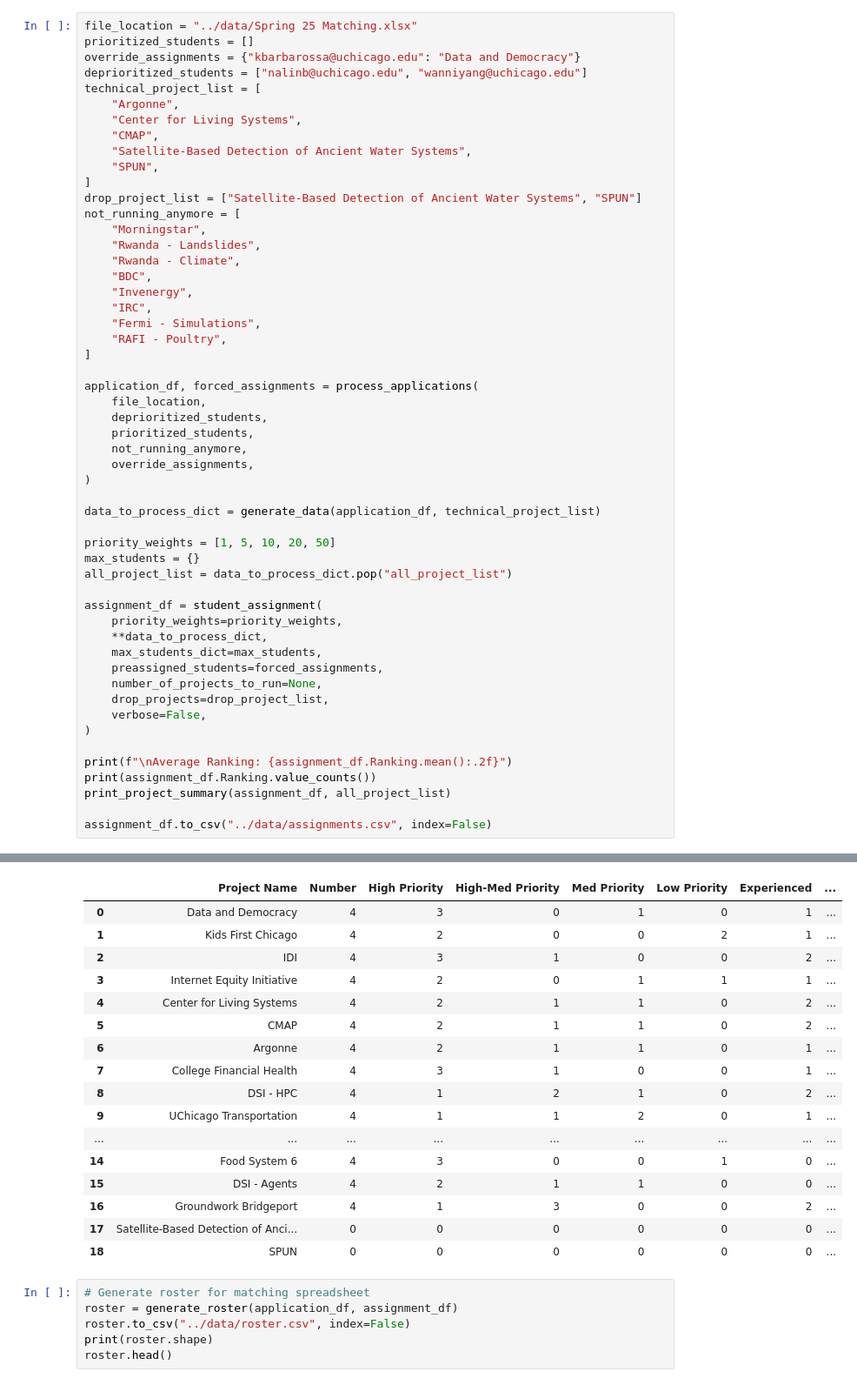
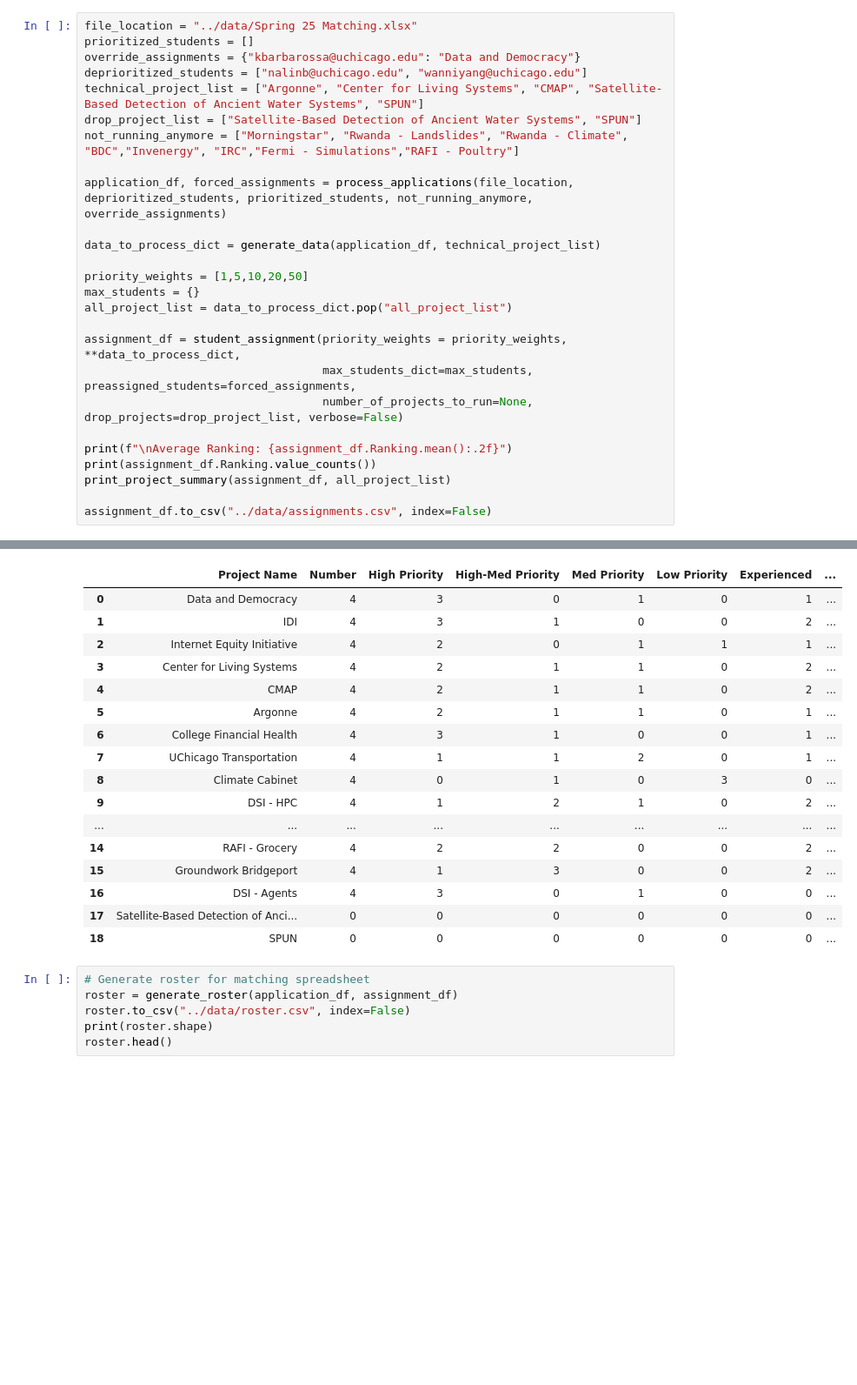
Before and after one commit to dsi-clinic/the-clinic, a Jupyter notebook: admin/matching/notebooks/matching.ipynb, the cells around one changed output, grey strips where cells are left out. Shown: that part at 87% size. Drawn from its saved outputs; the diff is of its cells as text; blank space fills up the shorter version.

```diff
--- a/admin/matching/notebooks/matching.ipynb
+++ b/admin/matching/notebooks/matching.ipynb
@@ -25,48 +25,21 @@ file_location = "../data/Spring 25 Matching.xlsx"
 prioritized_students = []
 override_assignments = {"kbarbarossa@uchicago.edu": "Data and Democracy"}
 deprioritized_students = ["nalinb@uchicago.edu", "wanniyang@uchicago.edu"]
-technical_project_list = [
-    "Argonne",
-    "Center for Living Systems",
-    "CMAP",
-    "Satellite-Based Detection of Ancient Water Systems",
-    "SPUN",
-]
+technical_project_list = ["Argonne", "Center for Living Systems", "CMAP", "Satellite-Based Detection of Ancient Water Systems", "SPUN"]
 drop_project_list = ["Satellite-Based Detection of Ancient Water Systems", "SPUN"]
-not_running_anymore = [
-    "Morningstar",
-    "Rwanda - Landslides",
-    "Rwanda - Climate",
-    "BDC",
-    "Invenergy",
-    "IRC",
-    "Fermi - Simulations",
-    "RAFI - Poultry",
-]
+not_running_anymore = ["Morningstar", "Rwanda - Landslides", "Rwanda - Climate", "BDC","Invenergy", "IRC","Fermi - Simulations","RAFI - Poultry"]
 
-application_df, forced_assignments = process_applications(
-    file_location,
-    deprioritized_students,
-    prioritized_students,
-    not_running_anymore,
-    override_assignments,
-)
+application_df, forced_assignments = process_applications(file_location, deprioritized_students, prioritized_students, not_running_anymore, override_assignments)
 
 data_to_process_dict = generate_data(application_df, technical_project_list)
 
-priority_weights = [1, 5, 10, 20, 50]
+priority_weights = [1,5,10,20,50]
 max_students = {}
 all_project_list = data_to_process_dict.pop("all_project_list")
 
-assignment_df = student_assignment(
-    priority_weights=priority_weights,
-    **data_to_process_dict,
-    max_students_dict=max_students,
-    preassigned_students=forced_assignments,
-    number_of_projects_to_run=None,
-    drop_projects=drop_project_list,
-    verbose=False,
-)
+assignment_df = student_assignment(priority_weights = priority_weights, **data_to_process_dict,
+                                   max_students_dict=max_students, preassigned_students=forced_assignments,
+                                   number_of_projects_to_run=None, drop_projects=drop_project_list, verbose=False)
 
 print(f"\nAverage Ranking: {assignment_df.Ranking.mean():.2f}")
 print(assignment_df.Ranking.value_counts())
@@ -89,23 +62,23 @@ At line 11700 BOUNDS
 ... (47 lines left out)
 
 Student Summary: 68 of 92 students were matched to a project.
 
 Project Summary:
 |  | Project Name | Number | High Priority | High-Med Priority | Med Priority | Low Priority | Experienced | ... |
 | 0 | Data and Democracy | 4 | 3 | 0 | 1 | 0 | 1 | ... |
-| 1 | Kids First Chicago | 4 | 2 | 0 | 0 | 2 | 1 | ... |
-| 2 | IDI | 4 | 3 | 1 | 0 | 0 | 2 | ... |
-| 3 | Internet Equity Initiative | 4 | 2 | 0 | 1 | 1 | 1 | ... |
-| 4 | Center for Living Systems | 4 | 2 | 1 | 1 | 0 | 2 | ... |
-| 5 | CMAP | 4 | 2 | 1 | 1 | 0 | 2 | ... |
-| 6 | Argonne | 4 | 2 | 1 | 1 | 0 | 1 | ... |
-| 7 | College Financial Health | 4 | 3 | 1 | 0 | 0 | 1 | ... |
-| 8 | DSI - HPC | 4 | 1 | 2 | 1 | 0 | 2 | ... |
-| 9 | UChicago Transportation | 4 | 1 | 1 | 2 | 0 | 1 | ... |
+| 1 | IDI | 4 | 3 | 1 | 0 | 0 | 2 | ... |
+| 2 | Internet Equity Initiative | 4 | 2 | 0 | 1 | 1 | 1 | ... |
+| 3 | Center for Living Systems | 4 | 2 | 1 | 1 | 0 | 2 | ... |
+| 4 | CMAP | 4 | 2 | 1 | 1 | 0 | 2 | ... |
+| 5 | Argonne | 4 | 2 | 1 | 1 | 0 | 1 | ... |
+| 6 | College Financial Health | 4 | 3 | 1 | 0 | 0 | 1 | ... |
+| 7 | UChicago Transportation | 4 | 1 | 1 | 2 | 0 | 1 | ... |
+| 8 | Climate Cabinet | 4 | 0 | 1 | 0 | 3 | 0 | ... |
+| 9 | DSI - HPC | 4 | 1 | 2 | 1 | 0 | 2 | ... |
 | ... | ... | ... | ... | ... | ... | ... | ... | ... |
-| 14 | Food System 6 | 4 | 3 | 0 | 0 | 1 | 0 | ... |
-| 15 | DSI - Agents | 4 | 2 | 1 | 1 | 0 | 0 | ... |
-| 16 | Groundwork Bridgeport | 4 | 1 | 3 | 0 | 0 | 2 | ... |
+| 14 | RAFI - Grocery | 4 | 2 | 2 | 0 | 0 | 2 | ... |
+| 15 | Groundwork Bridgeport | 4 | 1 | 3 | 0 | 0 | 2 | ... |
+| 16 | DSI - Agents | 4 | 3 | 0 | 1 | 0 | 0 | ... |
 | 17 | Satellite-Based Detection of Anci... | 0 | 0 | 0 | 0 | 0 | 0 | ... |
 | 18 | SPUN | 0 | 0 | 0 | 0 | 0 | 0 | ... |
 # %%
```
Also changed, not shown: parts of 12 cells of this notebook, 3 other files.
